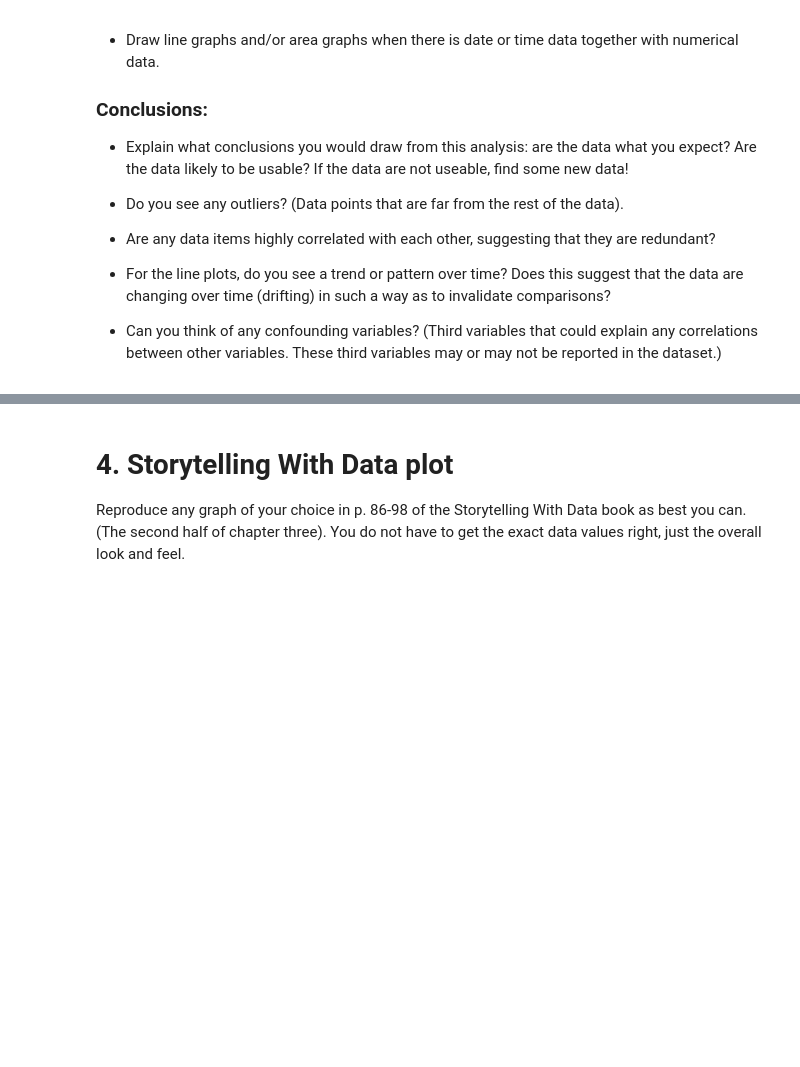
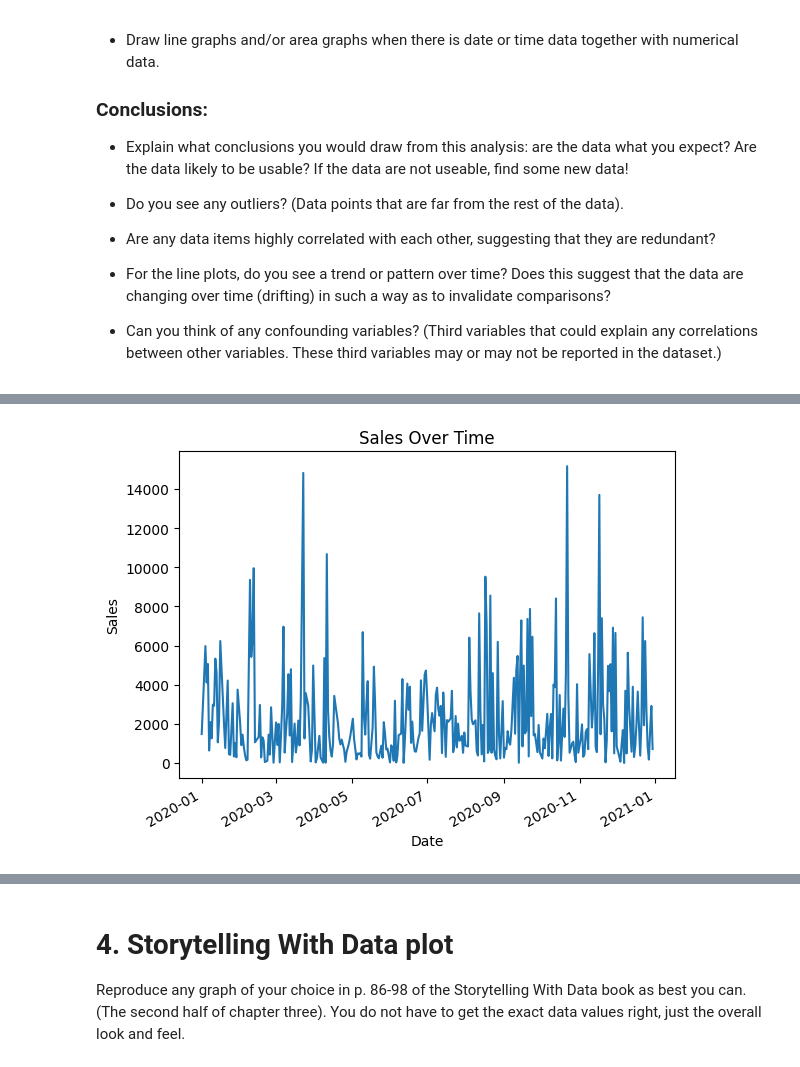
Before and after one commit to carlos00002/DX699_02, a Jupyter notebook: homework/OMDS-ModB2-Week6-Jaime-Carlos.ipynb, the cells around one changed output, grey strips where cells are left out. Cells and saved outputs as stored; diff of their text form; code cells hidden in the pictures; blank space fills up the shorter version.

```diff
--- a/homework/OMDS-ModB2-Week6-Jaime-Carlos.ipynb
+++ b/homework/OMDS-ModB2-Week6-Jaime-Carlos.ipynb
@@ -69,0 +169,13 @@ df = pd.read_csv("data/Retail_and_ECommerce/us_ecommerce/US  E-commerce records
+# %%
+#line graph
+df["Order Date"] = pd.to_datetime(df["Order Date"])
+
+sales_time = df.groupby("Order Date")["Sales"].sum()
+
+sales_time.plot()
+plt.title("Sales Over Time")
+plt.xlabel("Date")
+plt.ylabel("Sales")
+plt.show()
+# %% [output]
+[figure, added]
```
Also changed, not shown: parts of 11 cells of this notebook.
